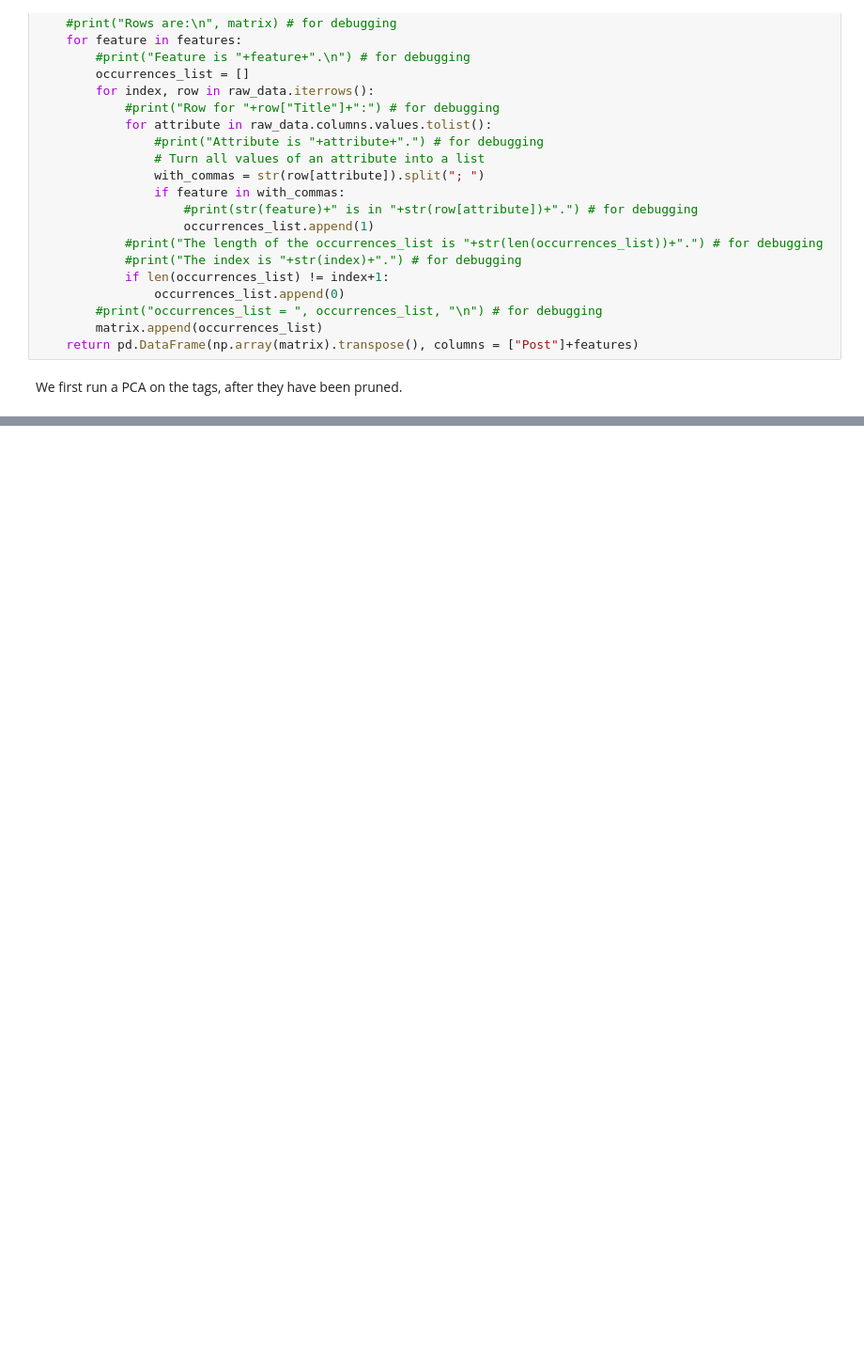
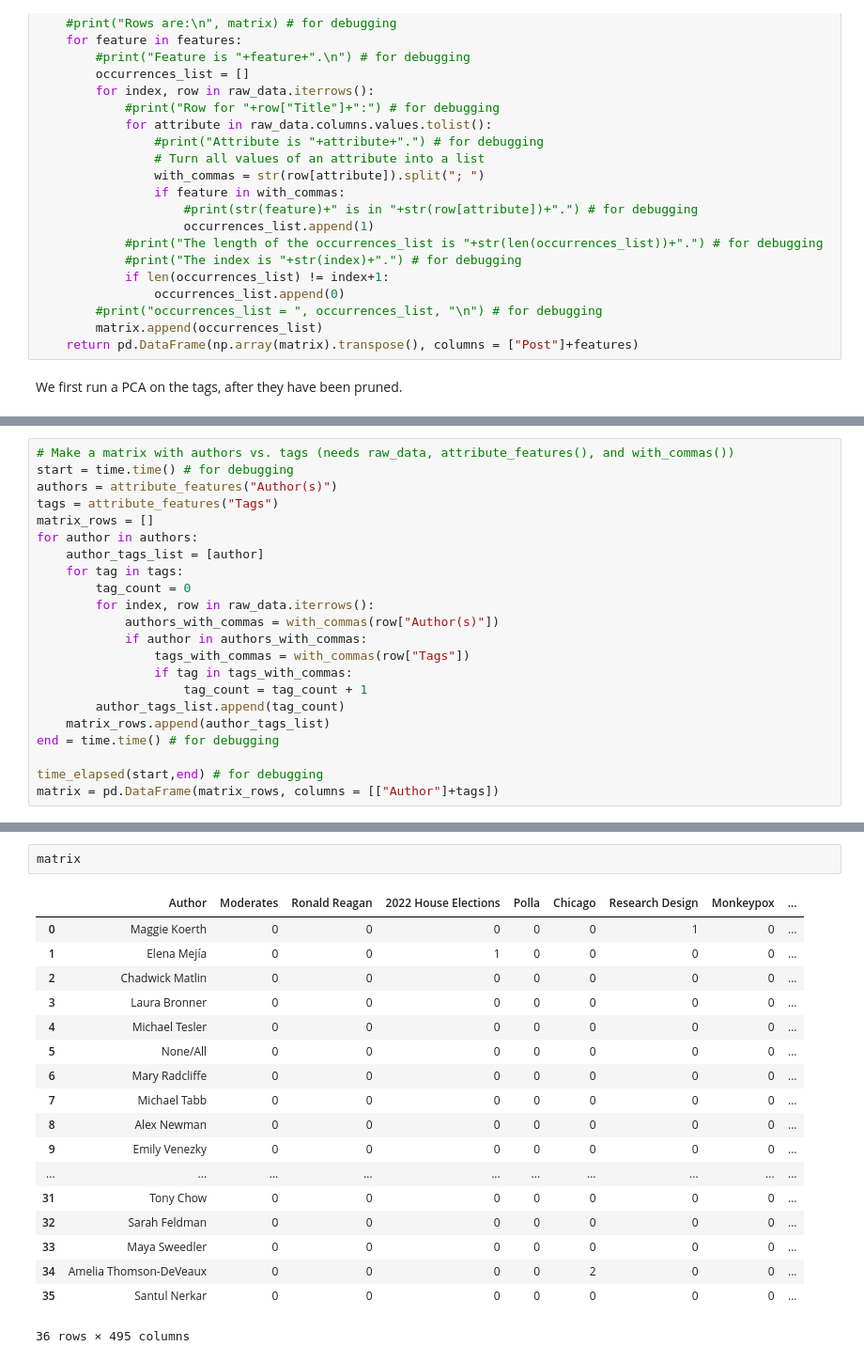
Before and after one commit to wh33les/538Project, a Jupyter notebook: DataExploration.ipynb, the cells around one changed output, grey strips where cells are left out. Shown at 94% size. Drawn from its saved outputs; the diff is of its cells as text; blank space fills up the shorter version.

```diff
--- a/DataExploration.ipynb
+++ b/DataExploration.ipynb
@@ -252,0 +300,22 @@ Final tags are ['Democrats', 'Joe Biden', 'Debt Ceiling', 'House of Representati
+# %%
+# Make a matrix with authors vs. tags (needs raw_data, attribute_features(), and with_commas())
+start = time.time() # for debugging
+authors = attribute_features("Author(s)")
+tags = attribute_features("Tags")
+matrix_rows = []
+for author in authors:
+    author_tags_list = [author]
+    for tag in tags:
+        tag_count = 0
+        for index, row in raw_data.iterrows():
+            authors_with_commas = with_commas(row["Author(s)"])
+            if author in authors_with_commas:
+                tags_with_commas = with_commas(row["Tags"])
+                if tag in tags_with_commas:
+                    tag_count = tag_count + 1
+        author_tags_list.append(tag_count)
+    matrix_rows.append(author_tags_list)
+end = time.time() # for debugging
+
+time_elapsed(start,end) # for debugging
+matrix = pd.DataFrame(matrix_rows, columns = [["Author"]+tags])
@@ -252,0 +324,21 @@ Final tags are ['Democrats', 'Joe Biden', 'Debt Ceiling', 'House of Representati
+# %%
+matrix
+# %% [output]
+|  | Author | Moderates | Ronald Reagan | 2022 House Elections | Polla | Chicago | Research Design | Monkeypox | ... |
+| 0 | Maggie Koerth | 0 | 0 | 0 | 0 | 0 | 1 | 0 | ... |
+| 1 | Elena Mejía | 0 | 0 | 1 | 0 | 0 | 0 | 0 | ... |
+| 2 | Chadwick Matlin | 0 | 0 | 0 | 0 | 0 | 0 | 0 | ... |
+| 3 | Laura Bronner | 0 | 0 | 0 | 0 | 0 | 0 | 0 | ... |
+| 4 | Michael Tesler | 0 | 0 | 0 | 0 | 0 | 0 | 0 | ... |
+| 5 | None/All | 0 | 0 | 0 | 0 | 0 | 0 | 0 | ... |
+| 6 | Mary Radcliffe | 0 | 0 | 0 | 0 | 0 | 0 | 0 | ... |
+| 7 | Michael Tabb | 0 | 0 | 0 | 0 | 0 | 0 | 0 | ... |
+| 8 | Alex Newman | 0 | 0 | 0 | 0 | 0 | 0 | 0 | ... |
+| 9 | Emily Venezky | 0 | 0 | 0 | 0 | 0 | 0 | 0 | ... |
+| ... | ... | ... | ... | ... | ... | ... | ... | ... | ... |
+| 31 | Tony Chow | 0 | 0 | 0 | 0 | 0 | 0 | 0 | ... |
+| 32 | Sarah Feldman | 0 | 0 | 0 | 0 | 0 | 0 | 0 | ... |
+| 33 | Maya Sweedler | 0 | 0 | 0 | 0 | 0 | 0 | 0 | ... |
+| 34 | Amelia Thomson-DeVeaux | 0 | 0 | 0 | 0 | 2 | 0 | 0 | ... |
+| 35 | Santul Nerkar | 0 | 0 | 0 | 0 | 0 | 0 | 0 | ... |
+36 rows × 495 columns
```
Also changed, not shown: parts of 17 cells of this notebook, 6 other files.
